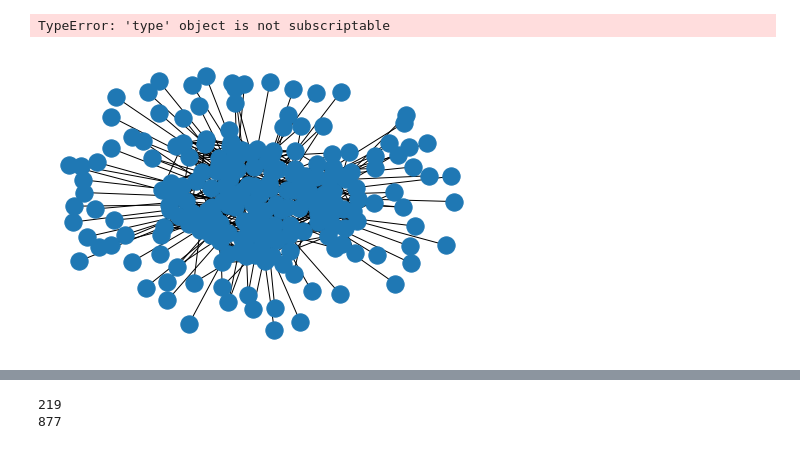
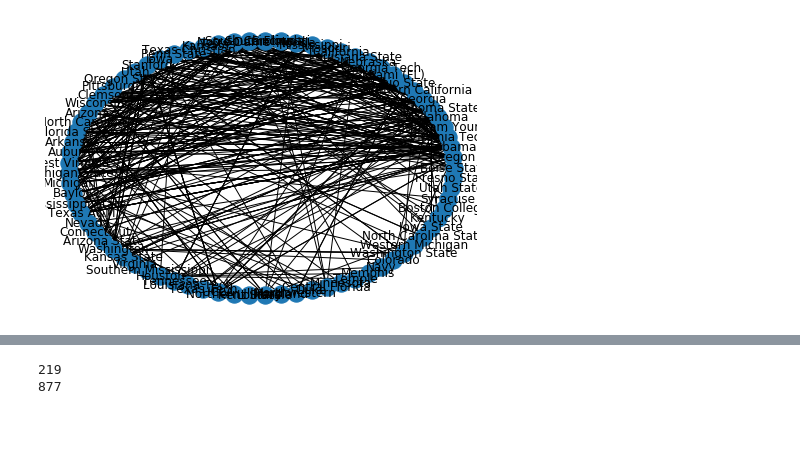
Before and after one commit to redhairedcelt/College_Football_Analysis, a Jupyter notebook: CF Network Analysis.ipynb, the cells around one changed output, grey strips where cells are left out. Cells and saved outputs as stored; diff of their text form; code cells hidden in the pictures.

```diff
--- a/CF Network Analysis.ipynb
+++ b/CF Network Analysis.ipynb
@@ -51,0 +70,3 @@ records.loc[2018]
+# %%
+ranked_last_10 = records[records['rank_diff'].notna()].loc[2009:2018]
+ranked_last_10
@@ -59,8 +90,2 @@ EdgeDataView([('Hawaii', 'Colorado State', {'rank_diff': nan}), ('Hawaii', 'Navy
-# %%
-G.edge_attr_dict_factory['Alabama']
-# %% [output]
-TypeError: 'type' object is not subscriptable
-# %%
-nx.draw(G, figsize=(16,10))
-# %% [output]
-[figure, removed]
+# %%
+MG_last_10 = nx.from_pandas_edgelist(ranked_last_10, 'winner_name','loser_name', create_using=nx.MultiGraph)
@@ -66,0 +98,4 @@ nx.draw(G, figsize=(16,10))
+# %%
+nx.draw_shell(MG_last_10, with_labels=True)
+# %% [output]
+[figure, added]
```
Also changed, not shown: parts of 34 cells of this notebook, 2 other files.
